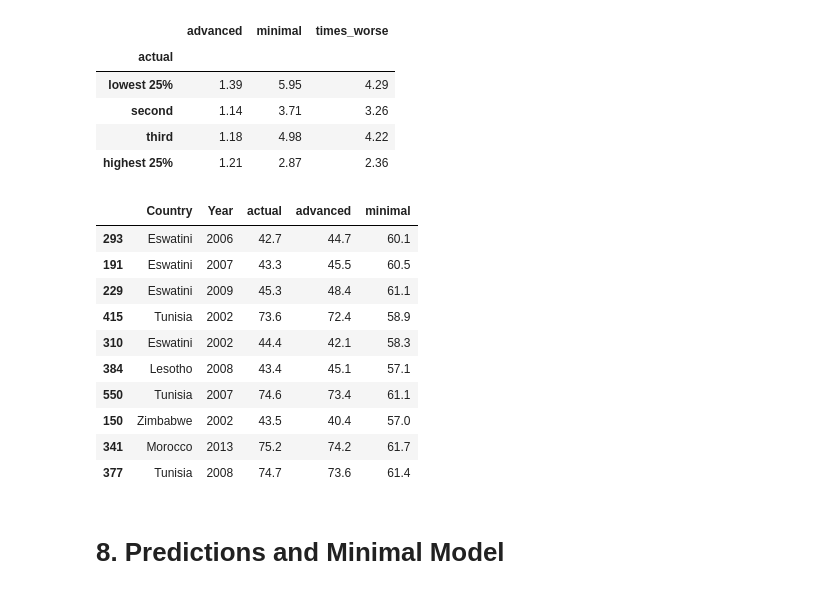
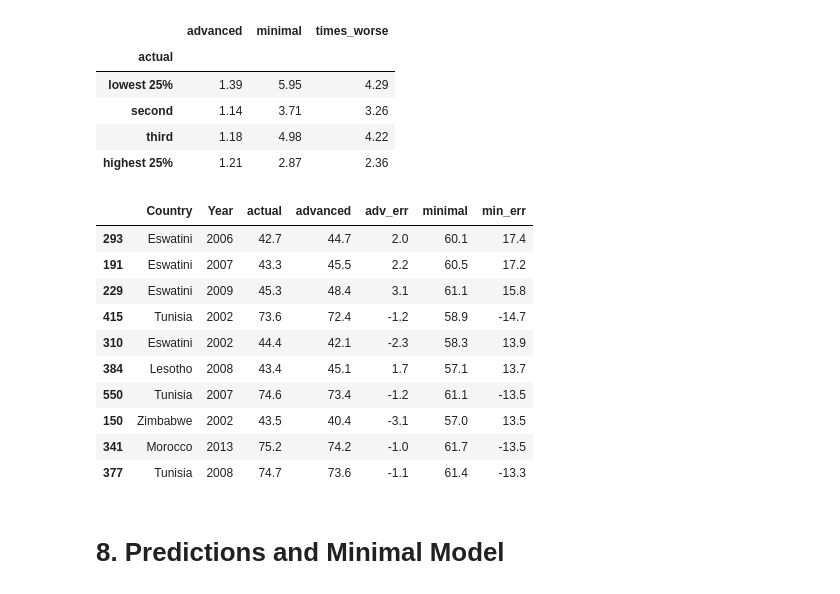
Before and after one commit to Roborohan/WHO-Life-Expectancy-GE, a Jupyter notebook: WHO_EDA.ipynb, the cells around one changed output. Saved outputs shown, nothing was run; the diff lists cells and outputs as text; code cells hidden in the pictures.

```diff
--- a/WHO_EDA.ipynb
+++ b/WHO_EDA.ipynb
@@ -693,19 +693,20 @@ by_band.round(2)
 | highest 25% | 1.21 | 2.87 | 2.36 |
 # %%
 errors.reindex(errors.min_err.abs().sort_values(ascending=False).index).head(10)[
-    ['Country', 'Year', 'actual', 'advanced', 'minimal']].round(1)
+    ['Country', 'Year', 'actual', 'advanced', 'adv_err',
+     'minimal', 'min_err']].round(1)
 # %% [output]
-|  | Country | Year | actual | advanced | minimal |
-| 293 | Eswatini | 2006 | 42.7 | 44.7 | 60.1 |
-| 191 | Eswatini | 2007 | 43.3 | 45.5 | 60.5 |
-| 229 | Eswatini | 2009 | 45.3 | 48.4 | 61.1 |
-| 415 | Tunisia | 2002 | 73.6 | 72.4 | 58.9 |
-| 310 | Eswatini | 2002 | 44.4 | 42.1 | 58.3 |
-| 384 | Lesotho | 2008 | 43.4 | 45.1 | 57.1 |
-| 550 | Tunisia | 2007 | 74.6 | 73.4 | 61.1 |
-| 150 | Zimbabwe | 2002 | 43.5 | 40.4 | 57.0 |
-| 341 | Morocco | 2013 | 75.2 | 74.2 | 61.7 |
-| 377 | Tunisia | 2008 | 74.7 | 73.6 | 61.4 |
+|  | Country | Year | actual | advanced | adv_err | minimal | min_err |
+| 293 | Eswatini | 2006 | 42.7 | 44.7 | 2.0 | 60.1 | 17.4 |
+| 191 | Eswatini | 2007 | 43.3 | 45.5 | 2.2 | 60.5 | 17.2 |
+| 229 | Eswatini | 2009 | 45.3 | 48.4 | 3.1 | 61.1 | 15.8 |
+| 415 | Tunisia | 2002 | 73.6 | 72.4 | -1.2 | 58.9 | -14.7 |
+| 310 | Eswatini | 2002 | 44.4 | 42.1 | -2.3 | 58.3 | 13.9 |
+| 384 | Lesotho | 2008 | 43.4 | 45.1 | 1.7 | 57.1 | 13.7 |
+| 550 | Tunisia | 2007 | 74.6 | 73.4 | -1.2 | 61.1 | -13.5 |
+| 150 | Zimbabwe | 2002 | 43.5 | 40.4 | -3.1 | 57.0 | 13.5 |
+| 341 | Morocco | 2013 | 75.2 | 74.2 | -1.0 | 61.7 | -13.5 |
+| 377 | Tunisia | 2008 | 74.7 | 73.6 | -1.1 | 61.4 | -13.3 |
 # %% [markdown]
 # 8. Predictions and Minimal Model
 # %%
```
